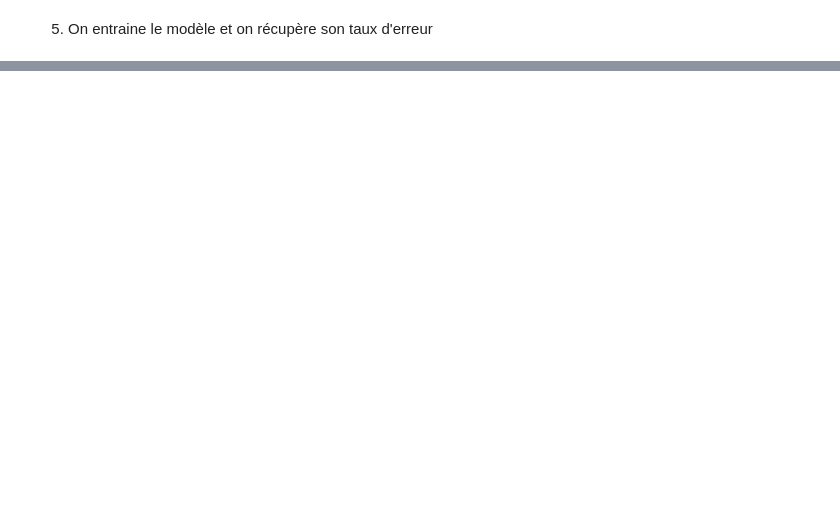
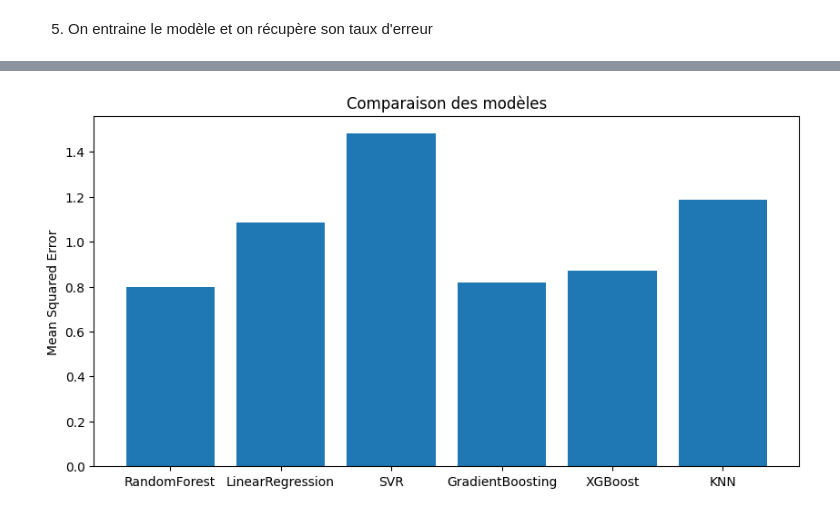
Before and after one commit to Faioa/data_science_project, a Jupyter notebook: data.ipynb, the cells around one changed output, grey strips where cells are left out. Saved outputs shown, nothing was run; the diff lists cells and outputs as text; code cells hidden in the pictures; blank space fills up the shorter version.

Commit message:
:sparkles: Models are here! Custom prediction in progress

```diff
--- a/data.ipynb
+++ b/data.ipynb
@@ -91,7 +91,7 @@ data['text'] = data['original_title'] + ' ' + \
 data['text'] = data['text'].fillna('')
 
 # init de TfidfVectorizer
-vectorizer = TfidfVectorizer(max_features=1000, max_df=0.5, stop_words='english')
+vectorizer = TfidfVectorizer(max_features=100, max_df=0.5)
 
 start_time = time.time()
 X_tfidf = vectorizer.fit_transform(data['text'])
@@ -180,0 +154,78 @@ MiniBatchKMeans does not accept missing values encoded as NaN natively. For supe
+# %%
+from sklearn.linear_model import LinearRegression
+from sklearn.svm import SVR
+from sklearn.ensemble import GradientBoostingRegressor
+from xgboost import XGBRegressor
+from sklearn.neighbors import KNeighborsRegressor
+from sklearn.metrics import mean_squared_error
+
+from sklearn.impute import SimpleImputer
+
+# Imputer pour remplacer les NaN par la médiane
+imputer = SimpleImputer(strategy='median')
+
+# Appliquer l'imputer sur les features
+X_train_imputed = imputer.fit_transform(X_train)
+X_test_imputed = imputer.transform(X_test)
+
+# Vérification des NaN après imputation
+print(np.isnan(X_train_imputed).sum(), np.isnan(X_test_imputed).sum())
+
+# RandomForstRegressor
+model = RandomForestRegressor()
+model.fit(X_train, y_train)
+y_pred_forest = model.predict(X_test)
+mse_forest = mean_squared_error(y_test, y_pred_forest)
+print(f"Forest MSE : {mse_forest}")
+
+# Linear Regression
+linear_model = LinearRegression()
+linear_model.fit(X_train_imputed, y_train)
+y_pred_linear = linear_model.predict(X_test_imputed)
+mse_linear = mean_squared_error(y_test, y_pred_linear)
+print(f"Linear Regression MSE: {mse_linear}")
+
+# Support Vector Regressor (SVR)
+svr_model = SVR()
+svr_model.fit(X_train_imputed, y_train)
+y_pred_svr = svr_model.predict(X_test_imputed)
+mse_svr = mean_squared_error(y_test, y_pred_svr)
+print(f"SVR MSE: {mse_svr}")
+
+# Gradient Boosting Regressor
+gbr_model = GradientBoostingRegressor()
+gbr_model.fit(X_train_imputed, y_train)
+y_pred_gbr = gbr_model.predict(X_test_imputed)
+mse_gbr = mean_squared_error(y_test, y_pred_gbr)
+print(f"Gradient Boosting Regressor MSE: {mse_gbr}")
+
+# XGBoost Regressor
+xgb_model = XGBRegressor()
+xgb_model.fit(X_train_imputed, y_train)
+y_pred_xgb = xgb_model.predict(X_test_imputed)
+mse_xgb = mean_squared_error(y_test, y_pred_xgb)
+print(f"XGBoost Regressor MSE: {mse_xgb}")
+
+# K-Nearest Neighbors Regressor
+knn_model = KNeighborsRegressor()
+knn_model.fit(X_train_imputed, y_train)
+y_pred_knn = knn_model.predict(X_test_imputed)
+mse_knn = mean_squared_error(y_test, y_pred_knn)
+print(f"KNN Regressor MSE: {mse_knn}")
+
+# Comparer les MSE
+mse_scores = {
+    'RandomForest': mse_forest,
+    'LinearRegression': mse_linear,
+    'SVR': mse_svr,
+    'GradientBoosting': mse_gbr,
+    'XGBoost': mse_xgb,
+    'KNN': mse_knn
+}
+
+plt.figure(figsize=(10, 5))
+plt.bar(mse_scores.keys(), mse_scores.values())
+plt.ylabel('Mean Squared Error')
+plt.title('Comparaison des modèles')
+plt.show()
+# %% [output]
@@ -180,0 +239 @@ MiniBatchKMeans does not accept missing values encoded as NaN natively. For supe
+[figure, added]
```
Also changed, not shown: parts of 6 cells of this notebook, 1 other file.
